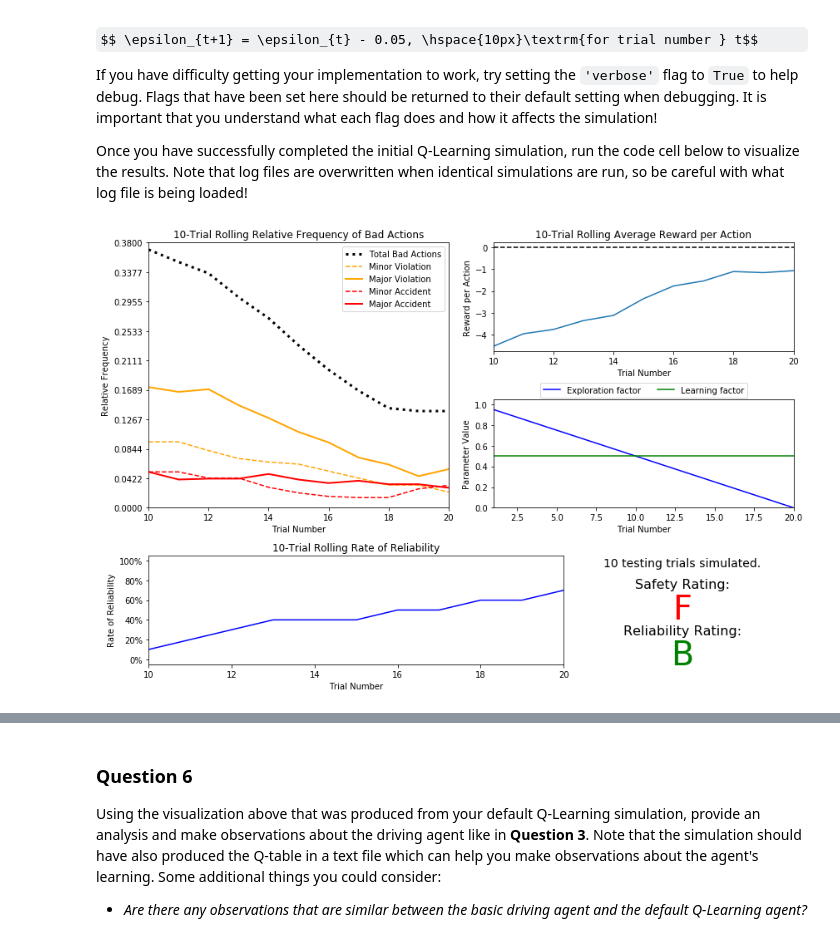
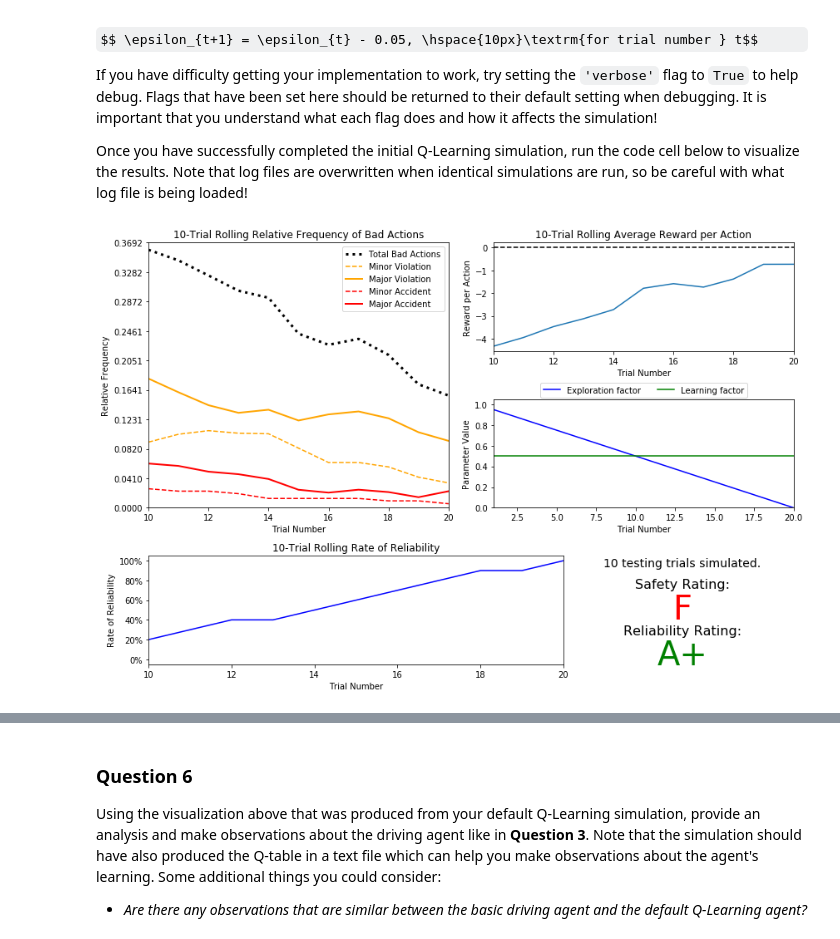
Before and after one commit to crispar/machine-learning, a Jupyter notebook: projects/smartcab/smartcab.ipynb, the cells around one changed output, grey strips where cells are left out. Cells and saved outputs as stored; diff of their text form; code cells hidden in the pictures; some formulas as TeX source.

```diff
--- a/projects/smartcab/smartcab.ipynb
+++ b/projects/smartcab/smartcab.ipynb
@@ -242,6 +242,6 @@ If you have difficulty getting your implementation to work, try setting the `'ve
 Once you have successfully completed the initial Q-Learning simulation, run the code cell below to visualize the results. Note that log files are overwritten when identical simulations are run, so be careful with what log file is being loaded!
 # %%
 # Load the 'sim_default-learning' file from the default Q-Learning simulation
-vs.plot_trials('sim_default-learning_20.csv')
+vs.plot_trials('sim_default-learning.csv')
 # %% [output]
-[figure, old version]
+[figure, new version]
```
Also changed, not shown: parts of 2 cells of this notebook, 3 other files.
